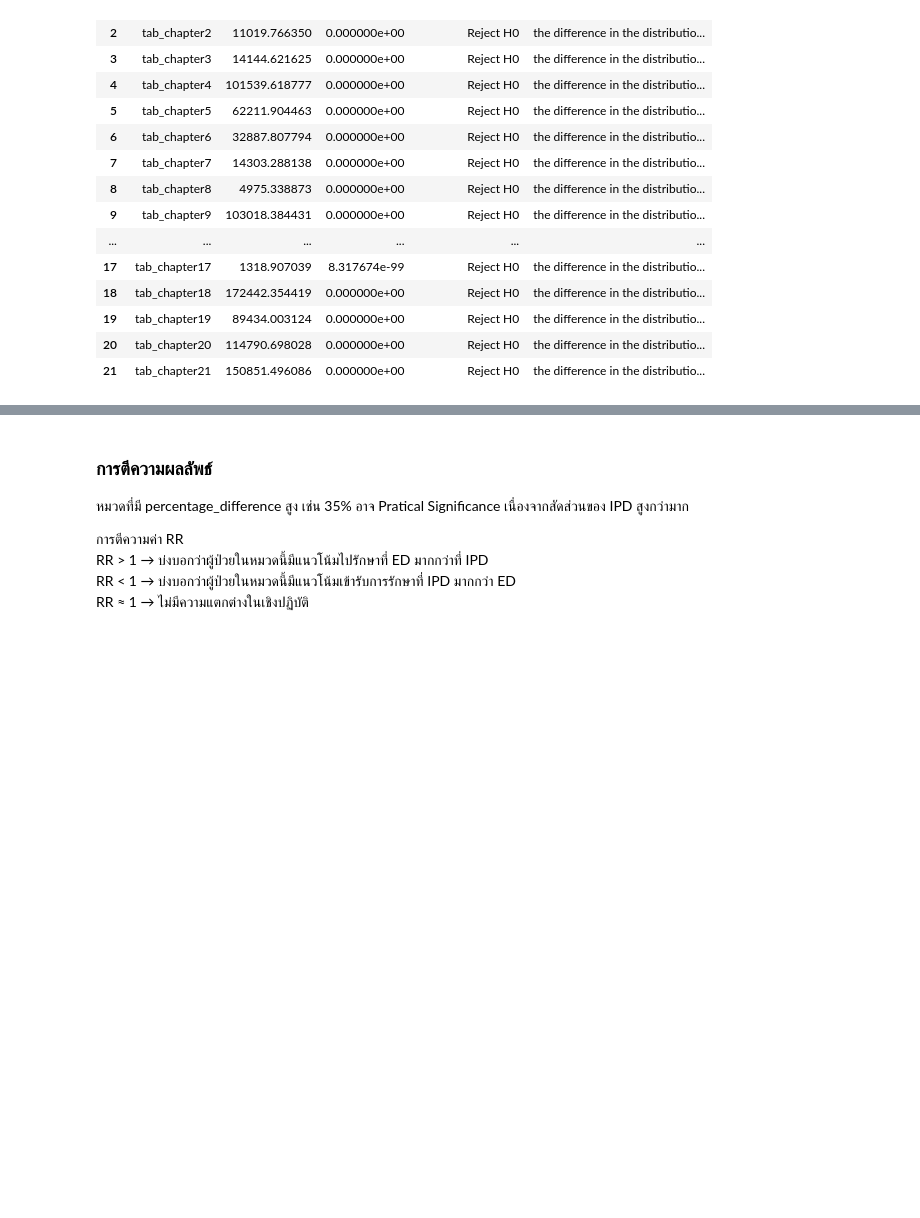
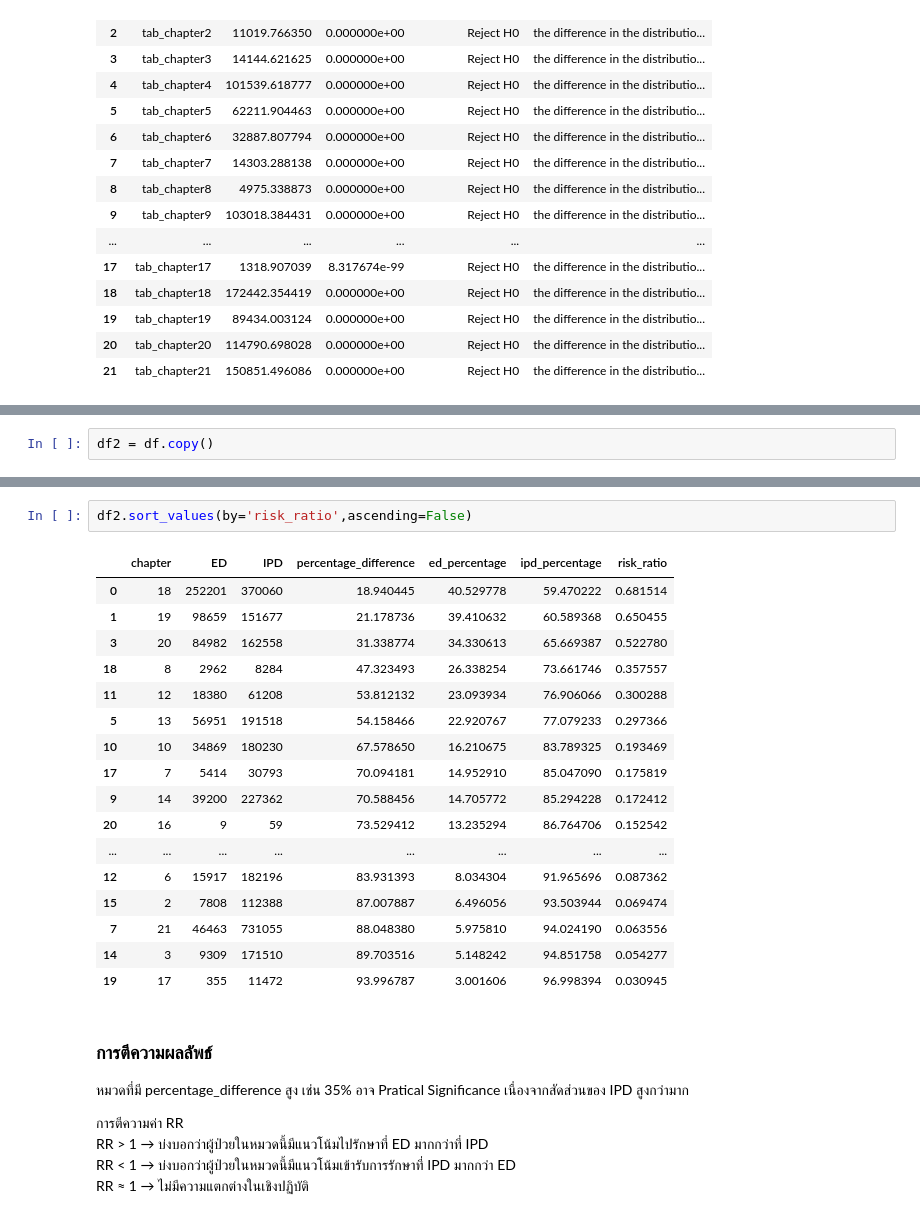
Before and after one commit to 6587093polakornming/PracticalDS, a Jupyter notebook: effect_size_test.ipynb, the cells around one changed output, grey strips where cells are left out. Cells and saved outputs as stored; diff of their text form; blank space fills up the shorter version.

```diff
--- a/effect_size_test.ipynb
+++ b/effect_size_test.ipynb
@@ -48 +28,3 @@ df
+# %%
+df2 = df.copy()
 # %%
@@ -83,3 +94,23 @@ df
+# %%
+df2.sort_values(by='risk_ratio',ascending=False)
+# %% [output]
+|  | chapter | ED | IPD | percentage_difference | ed_percentage | ipd_percentage | risk_ratio |
+| 0 | 18 | 252201 | 370060 | 18.940445 | 40.529778 | 59.470222 | 0.681514 |
+| 1 | 19 | 98659 | 151677 | 21.178736 | 39.410632 | 60.589368 | 0.650455 |
+| 3 | 20 | 84982 | 162558 | 31.338774 | 34.330613 | 65.669387 | 0.522780 |
+| 18 | 8 | 2962 | 8284 | 47.323493 | 26.338254 | 73.661746 | 0.357557 |
+| 11 | 12 | 18380 | 61208 | 53.812132 | 23.093934 | 76.906066 | 0.300288 |
+| 5 | 13 | 56951 | 191518 | 54.158466 | 22.920767 | 77.079233 | 0.297366 |
+| 10 | 10 | 34869 | 180230 | 67.578650 | 16.210675 | 83.789325 | 0.193469 |
+| 17 | 7 | 5414 | 30793 | 70.094181 | 14.952910 | 85.047090 | 0.175819 |
+| 9 | 14 | 39200 | 227362 | 70.588456 | 14.705772 | 85.294228 | 0.172412 |
+| 20 | 16 | 9 | 59 | 73.529412 | 13.235294 | 86.764706 | 0.152542 |
+| ... | ... | ... | ... | ... | ... | ... | ... |
+| 12 | 6 | 15917 | 182196 | 83.931393 | 8.034304 | 91.965696 | 0.087362 |
+| 15 | 2 | 7808 | 112388 | 87.007887 | 6.496056 | 93.503944 | 0.069474 |
+| 7 | 21 | 46463 | 731055 | 88.048380 | 5.975810 | 94.024190 | 0.063556 |
+| 14 | 3 | 9309 | 171510 | 89.703516 | 5.148242 | 94.851758 | 0.054277 |
+| 19 | 17 | 355 | 11472 | 93.996787 | 3.001606 | 96.998394 | 0.030945 |
 # %% [markdown]
 ### การตีความผลลัพธ์
 หมวดที่มี percentage_difference สูง เช่น 35% อาจ Pratical Significance เนื่องจากสัดส่วนของ IPD สูงกว่ามาก
```
Also changed, not shown: parts of 6 cells of this notebook.
